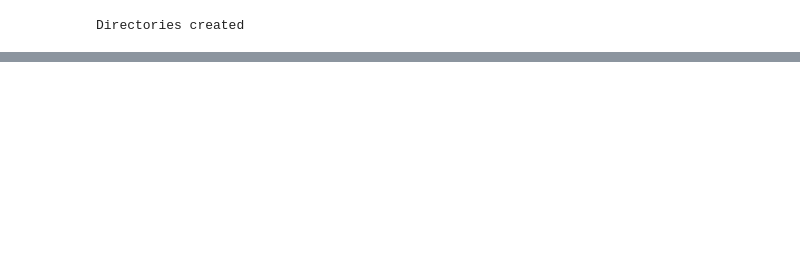
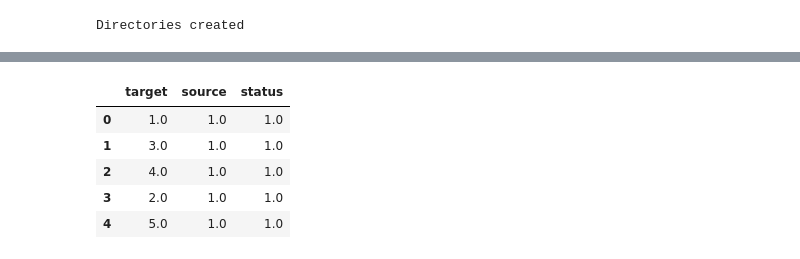
Before and after one commit to Faiir/SRPHildesheim2021, a Jupyter notebook: test.ipynb, the cells around one changed output, grey strips where cells are left out. Cells and saved outputs as stored; diff of their text form; code cells hidden in the pictures; blank space fills up the shorter version.

```diff
--- a/test.ipynb
+++ b/test.ipynb
@@ -81,0 +192,9 @@ Directories created
+# %%
+exp_ddu_old.datamanager.status_manager[:5]
+# %% [output]
+|  | target | source | status |
+| 0 | 1.0 | 1.0 | 1.0 |
+| 1 | 3.0 | 1.0 | 1.0 |
+| 2 | 4.0 | 1.0 | 1.0 |
+| 3 | 2.0 | 1.0 | 1.0 |
+| 4 | 5.0 | 1.0 | 1.0 |
```
Also changed, not shown: parts of 11 cells of this notebook, 5 other files.
